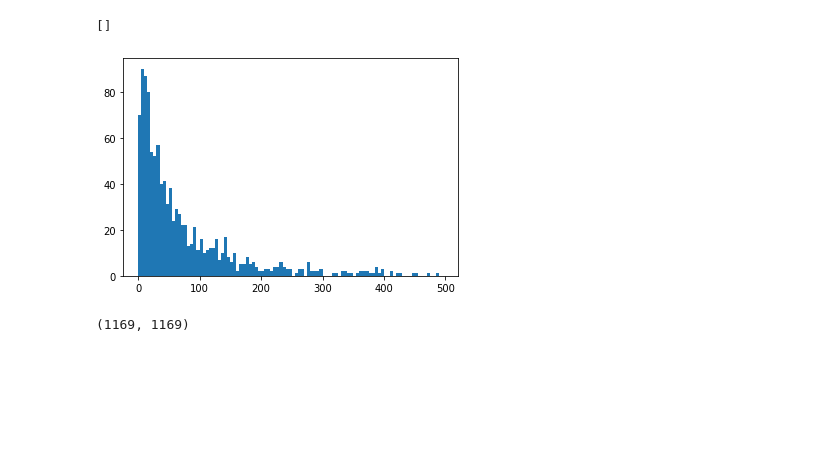
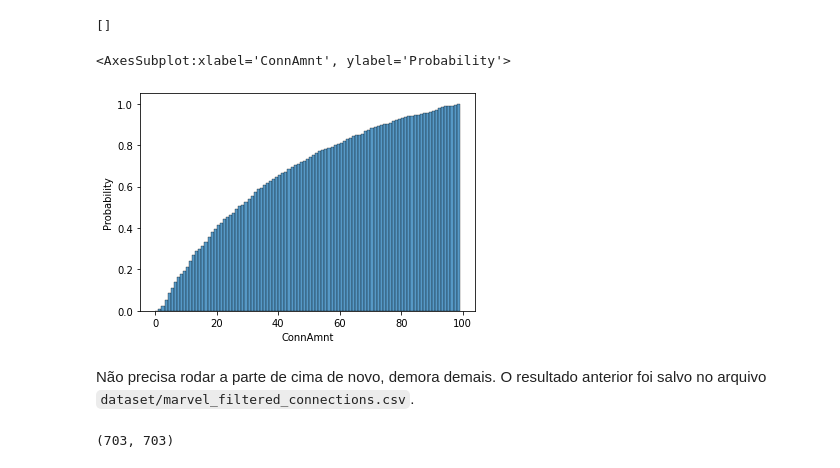
Before and after one commit to Pellizzon/MarvelRedesSociais, a Jupyter notebook: buildNetwork.ipynb, the cells around one changed output. Saved outputs shown, nothing was run; the diff lists cells and outputs as text; code cells hidden in the pictures; blank space fills up the shorter version.

````diff
--- a/buildNetwork.ipynb
+++ b/buildNetwork.ipynb
@@ -49,10 +49,10 @@ for i in c1:
 for i in union:
     df.loc[df.characterID == i, 'ConnAmnt'] = union[i]
 # %%
-import matplotlib.pyplot as plt
+import seaborn as sns
 result_df = df.drop_duplicates(subset=['name'], keep='first')
 
-plt.hist(result_df['ConnAmnt'], bins=[i*5 for i in range(100)])
-plt.show()
+sns.histplot(result_df, x='ConnAmnt', common_norm = True, stat='probability', cumulative=True, bins=[i for i in range(100)])
 # %% [output]
+<AxesSubplot:xlabel='ConnAmnt', ylabel='Probability'>
-[figure, old version]
+[figure, new version]
@@ -58,0 +62,2 @@ plt.show()
+# %% [markdown]
+Não precisa rodar a parte de cima de novo, demora demais. O resultado anterior foi salvo no arquivo ```dataset/marvel_filtered_connections.csv```.
@@ -59,10 +94,10 @@ plt.show()
 # %%
-names = list(result_df['name'])
-ids = list(result_df['characterID'])
+names = list(df['name'])
+ids = list(df['characterID'])
 
 len(ids), len(names)
 # %% [output]
-(1169, 1169)
+(703, 703)
 # %%
 from unidecode import unidecode
 with open('marvel.gml', 'w') as file:
````
Also changed, not shown: parts of 3 cells of this notebook, 3 other files.
